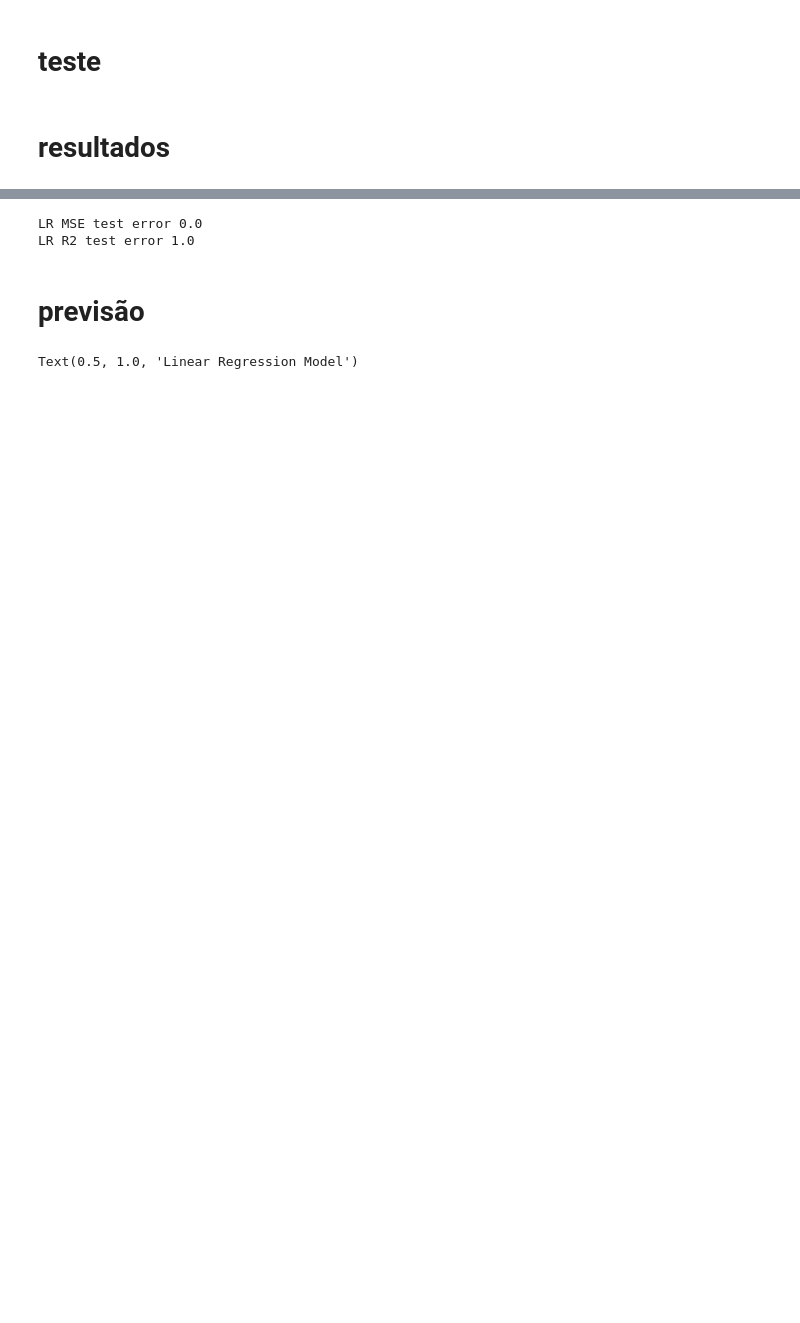
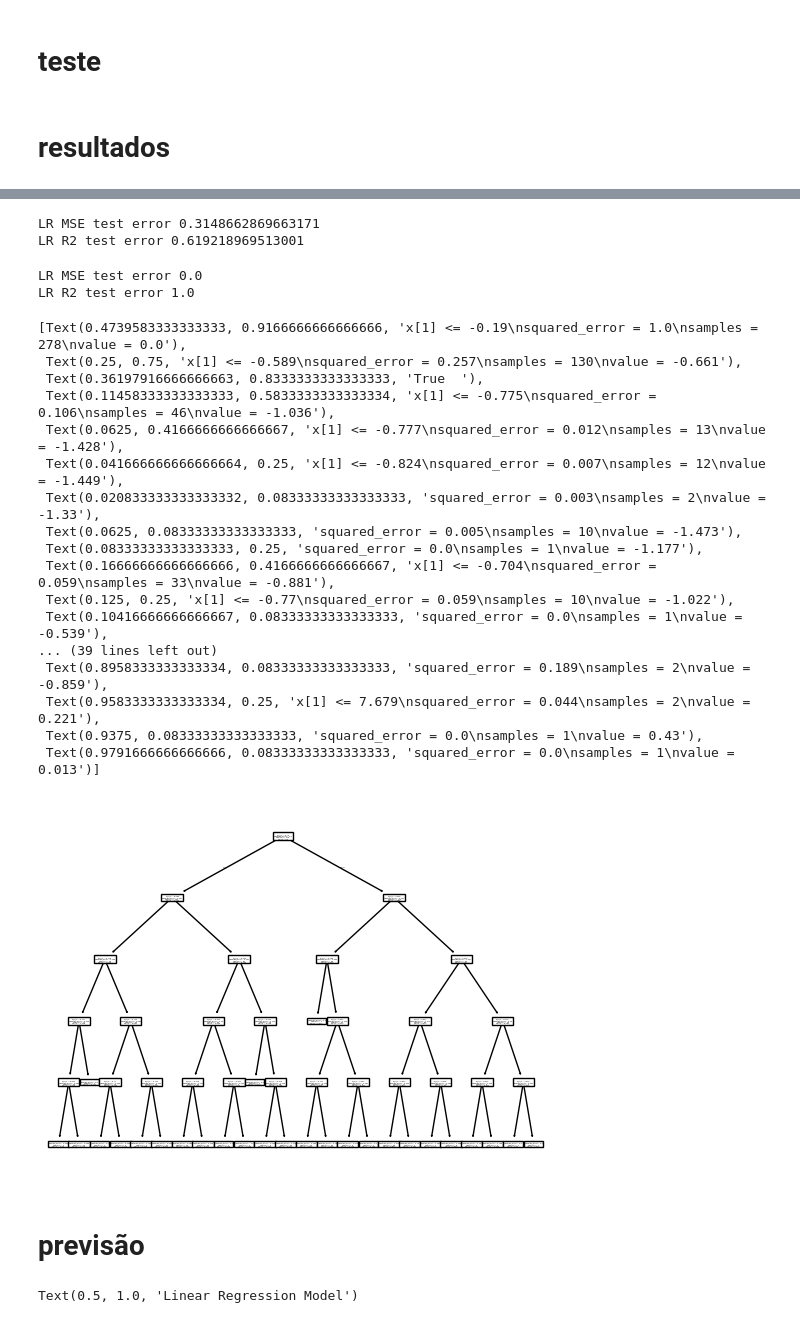
Before and after one commit to wesinalves/ml-mcom, a Jupyter notebook: cidades_digitais.ipynb, the cells around one changed output, grey strips where cells are left out. Saved outputs shown, nothing was run; the diff lists cells and outputs as text; code cells hidden in the pictures; blank space fills up the shorter version.

```diff
--- a/cidades_digitais.ipynb
+++ b/cidades_digitais.ipynb
@@ -353,7 +366,7 @@ LR R2 test error 0.44209924902452236
 # %%
 from sklearn.tree import DecisionTreeRegressor
 
-tree_model = DecisionTreeRegressor()
+tree_model = DecisionTreeRegressor(max_depth=5)
 tree_model.fit(X,y)
 
 y_pred_tree_train = tree_model.predict(X_train)
@@ -365,8 +378,47 @@ tree_test_r2 = r2_score(y_test, y_pred_tree_test)
 print(f"LR MSE test error", tree_test_mse)
 print(f"LR R2 test error", tree_test_r2)
 # %% [output]
-LR MSE test error 0.0
-LR R2 test error 1.0
+LR MSE test error 0.3148662869663171
+LR R2 test error 0.619218969513001
+# %%
+from sklearn.tree import DecisionTreeRegressor
+
+tree_model = DecisionTreeRegressor()
+tree_model.fit(X,y)
+
+y_pred_tree_train = tree_model.predict(X_train)
+y_pred_tree_test = tree_model.predict(X_test)
+
+tree_test_mse = mean_squared_error(y_test, y_pred_tree_test)
+tree_test_r2 = r2_score(y_test, y_pred_tree_test)
+
+print(f"LR MSE test error", tree_test_mse)
+print(f"LR R2 test error", tree_test_r2)
+# %% [output]
+LR MSE test error 0.0
+LR R2 test error 1.0
+# %%
+from sklearn import tree
+tree.plot_tree(tree_model)
+# %% [output]
+[Text(0.4739583333333333, 0.9166666666666666, 'x[1] <= -0.19\nsquared_error = 1.0\nsamples = 278\nvalue = 0.0'),
+ Text(0.25, 0.75, 'x[1] <= -0.589\nsquared_error = 0.257\nsamples = 130\nvalue = -0.661'),
+ Text(0.36197916666666663, 0.8333333333333333, 'True  '),
+ Text(0.11458333333333333, 0.5833333333333334, 'x[1] <= -0.775\nsquared_error = 0.106\nsamples = 46\nvalue = -1.036'),
+ Text(0.0625, 0.4166666666666667, 'x[1] <= -0.777\nsquared_error = 0.012\nsamples = 13\nvalue = -1.428'),
+ Text(0.041666666666666664, 0.25, 'x[1] <= -0.824\nsquared_error = 0.007\nsamples = 12\nvalue = -1.449'),
+ Text(0.020833333333333332, 0.08333333333333333, 'squared_error = 0.003\nsamples = 2\nvalue = -1.33'),
+ Text(0.0625, 0.08333333333333333, 'squared_error = 0.005\nsamples = 10\nvalue = -1.473'),
+ Text(0.08333333333333333, 0.25, 'squared_error = 0.0\nsamples = 1\nvalue = -1.177'),
+ Text(0.16666666666666666, 0.4166666666666667, 'x[1] <= -0.704\nsquared_error = 0.059\nsamples = 33\nvalue = -0.881'),
+ Text(0.125, 0.25, 'x[1] <= -0.77\nsquared_error = 0.059\nsamples = 10\nvalue = -1.022'),
+ Text(0.10416666666666667, 0.08333333333333333, 'squared_error = 0.0\nsamples = 1\nvalue = -0.539'),
+... (39 lines left out)
+ Text(0.8958333333333334, 0.08333333333333333, 'squared_error = 0.189\nsamples = 2\nvalue = -0.859'),
+ Text(0.9583333333333334, 0.25, 'x[1] <= 7.679\nsquared_error = 0.044\nsamples = 2\nvalue = 0.221'),
+ Text(0.9375, 0.08333333333333333, 'squared_error = 0.0\nsamples = 1\nvalue = 0.43'),
+ Text(0.9791666666666666, 0.08333333333333333, 'squared_error = 0.0\nsamples = 1\nvalue = 0.013')]
+[figure, added]
 # %% [markdown]
 # previsão
 # %%
```
Also changed, not shown: parts of 13 cells of this notebook.
